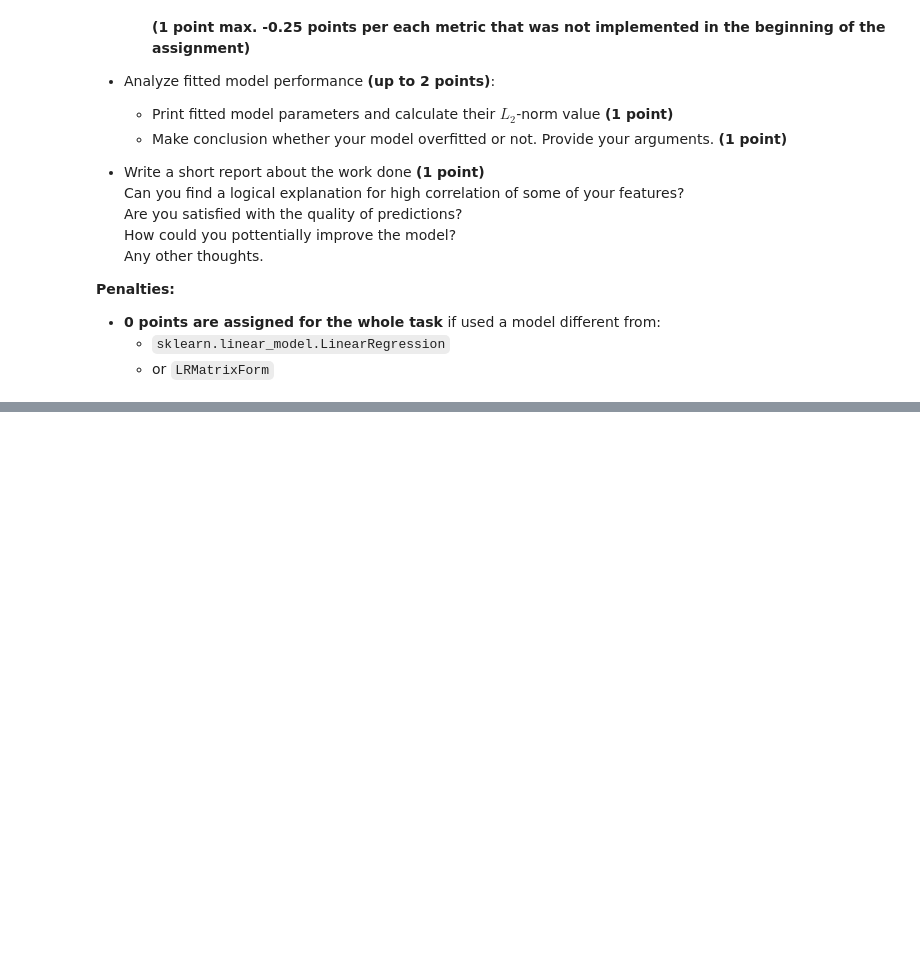
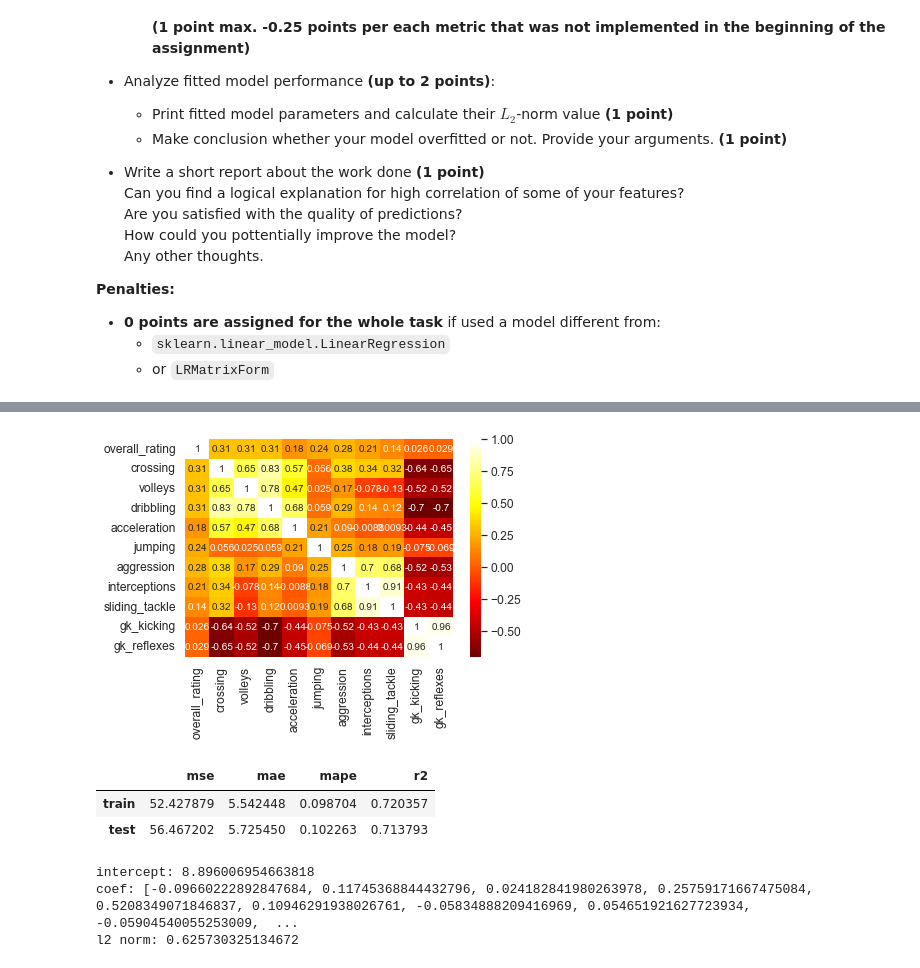
Before and after one commit to gvjas/ml-intro, a Jupyter notebook: 3_linear_regression/linear_regression.ipynb, the cells around one changed output, grey strips where cells are left out. Saved outputs shown, nothing was run; the diff lists cells and outputs as text; code cells hidden in the pictures; blank space fills up the shorter version.

```diff
--- a/3_linear_regression/linear_regression.ipynb
+++ b/3_linear_regression/linear_regression.ipynb
@@ -1294,0 +1647,10 @@ Steps you need to follow:
+# %%
+target = 'agility'
+features = ['overall_rating', 'crossing', 'volleys', 'dribbling', 'acceleration', 'jumping', 'aggression',\
+            'interceptions', 'sliding_tackle', 'gk_kicking', 'gk_reflexes']
+x_train, y_train, x_test, y_test = get_train_test_data(features, target)
+# %%
+correlation_matrix = pd.DataFrame.corr(x_train)
+display(correlation_matrix)
+sns.heatmap(correlation_matrix, center=0, cmap='hot', annot=True);
+# %% [output]
@@ -1294,0 +1669,17 @@ Steps you need to follow:
+[figure, added]
+# %%
+model = LinearRegression(fit_intercept=True)
+m = fit_and_evaluate(model, x_train, y_train, x_test, y_test)
+display(m)
+# %% [output]
+|  | mse | mae | mape | r2 |
+| train | 52.427879 | 5.542448 | 0.098704 | 0.720357 |
+| test | 56.467202 | 5.725450 | 0.102263 | 0.713793 |
+# %%
+print(f'intercept: {model.intercept_}')
+print(f'coef: {model.coef_.tolist()}')
+print(f'l2 norm: {l2_norm(model.coef_)}')
+# %% [output]
+intercept: 8.896006954663818
+coef: [-0.09660222892847684, 0.11745368844432796, 0.024182841980263978, 0.25759171667475084, 0.5208349071846837, 0.10946291938026761, -0.05834888209416969, 0.054651921627723934, -0.05904540055253009,  ...
+l2 norm: 0.625730325134672
```
Also changed, not shown: parts of 89 cells of this notebook, 1 other file.
